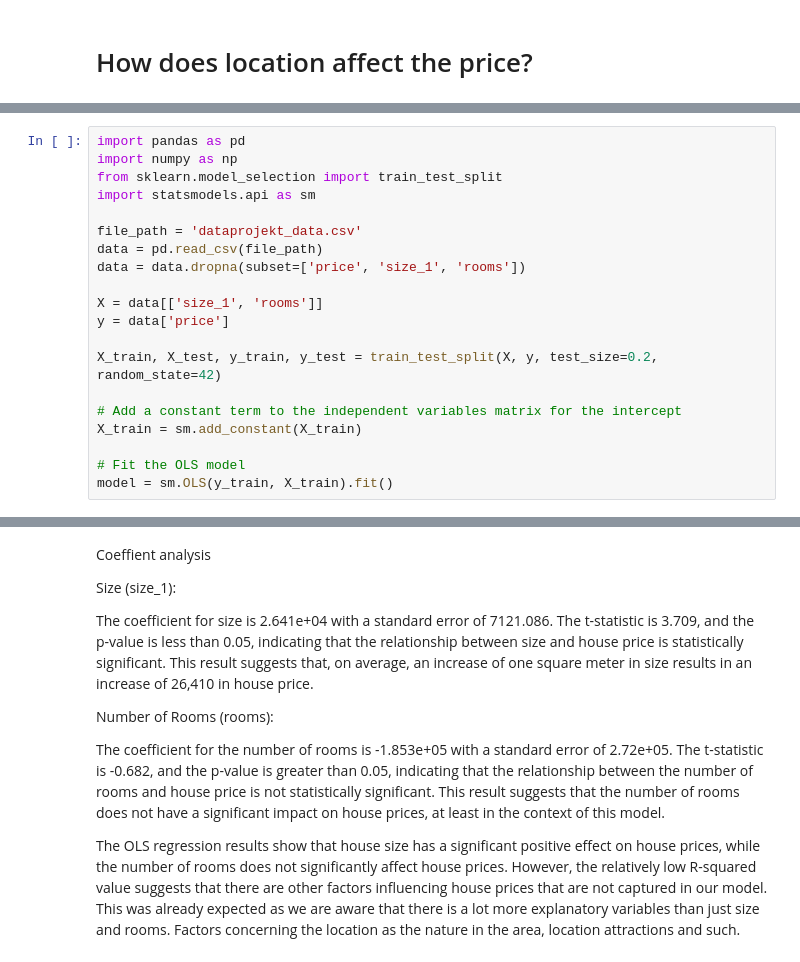
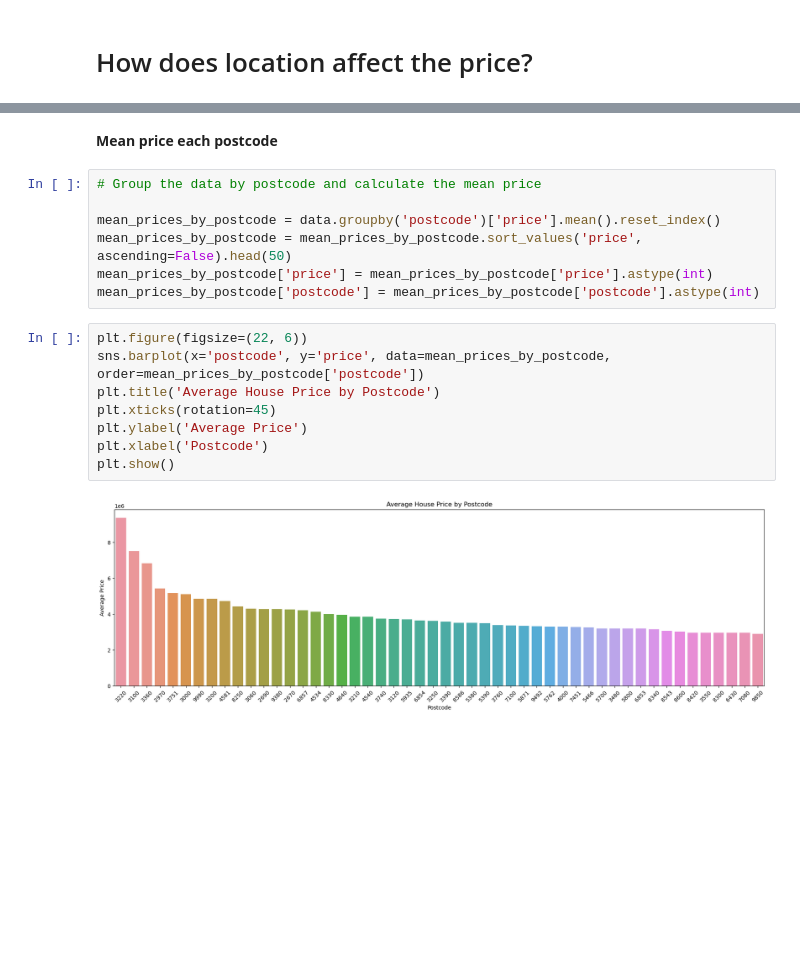
Before and after one commit to NumEconCopenhagen/projects-2023-philx2-nico, a Jupyter notebook: dataproject/dataproject.ipynb, the cells around one changed output, grey strips where cells are left out. Saved outputs shown, nothing was run; the diff lists cells and outputs as text; blank space fills up the shorter version.

```diff
--- a/dataproject/dataproject.ipynb
+++ b/dataproject/dataproject.ipynb
@@ -116,20 +218,0 @@ In this section, we analyze the results of an Ordinary Least Squares (OLS) regre
-# %%
-import pandas as pd
-import numpy as np
-from sklearn.model_selection import train_test_split
-import statsmodels.api as sm
-
-file_path = 'dataprojekt_data.csv'
-data = pd.read_csv(file_path)
-data = data.dropna(subset=['price', 'size_1', 'rooms'])
-
-X = data[['size_1', 'rooms']]
-y = data['price']
-
-X_train, X_test, y_train, y_test = train_test_split(X, y, test_size=0.2, random_state=42)
-
-# Add a constant term to the independent variables matrix for the intercept
-X_train = sm.add_constant(X_train)
-
-# Fit the OLS model
-model = sm.OLS(y_train, X_train).fit()
@@ -161,15 +219,19 @@ The F-statistic is 13.20 with a probability (p-value) of 1.20e-05. Since the p-v
-# %% [markdown]
-Coeffient analysis
-
-Size (size_1):
-
-The coefficient for size is 2.641e+04 with a standard error of 7121.086. The t-statistic is 3.709, and the p-value is less than 0.05, indicating that the relationship between size and house price is statistically significant. This result suggests that, on average, an increase of one square meter in size results in an increase of 26,410 in house price.
-
-
-Number of Rooms (rooms):
-
-The coefficient for the number of rooms is -1.853e+05 with a standard error of 2.72e+05. The t-statistic is -0.682, and the p-value is greater than 0.05, indicating that the relationship between the number of rooms and house price is not statistically significant. This result suggests that the number of rooms does not have a significant impact on house prices, at least in the context of this model.
-
-
-
-The OLS regression results show that house size has a significant positive effect on house prices, while the number of rooms does not significantly affect house prices. However, the relatively low R-squared value suggests that there are other factors influencing house prices that are not captured in our model. This was already expected as we are aware that there is a lot more explanatory variables than just size and rooms. Factors concerning the location as the nature in the area, location attractions and such.
+# %% [markdown]
+**Mean price each postcode**
+# %%
+# Group the data by postcode and calculate the mean price
+
+mean_prices_by_postcode = data.groupby('postcode')['price'].mean().reset_index()
+mean_prices_by_postcode = mean_prices_by_postcode.sort_values('price', ascending=False).head(50)
+mean_prices_by_postcode['price'] = mean_prices_by_postcode['price'].astype(int)
+mean_prices_by_postcode['postcode'] = mean_prices_by_postcode['postcode'].astype(int)
+# %%
+plt.figure(figsize=(22, 6))
+sns.barplot(x='postcode', y='price', data=mean_prices_by_postcode, order=mean_prices_by_postcode['postcode'])
+plt.title('Average House Price by Postcode')
+plt.xticks(rotation=45)
+plt.ylabel('Average Price')
+plt.xlabel('Postcode')
+plt.show()
+# %% [output]
+[figure, added]
```
Also changed, not shown: parts of 28 cells of this notebook, 3 other files.
